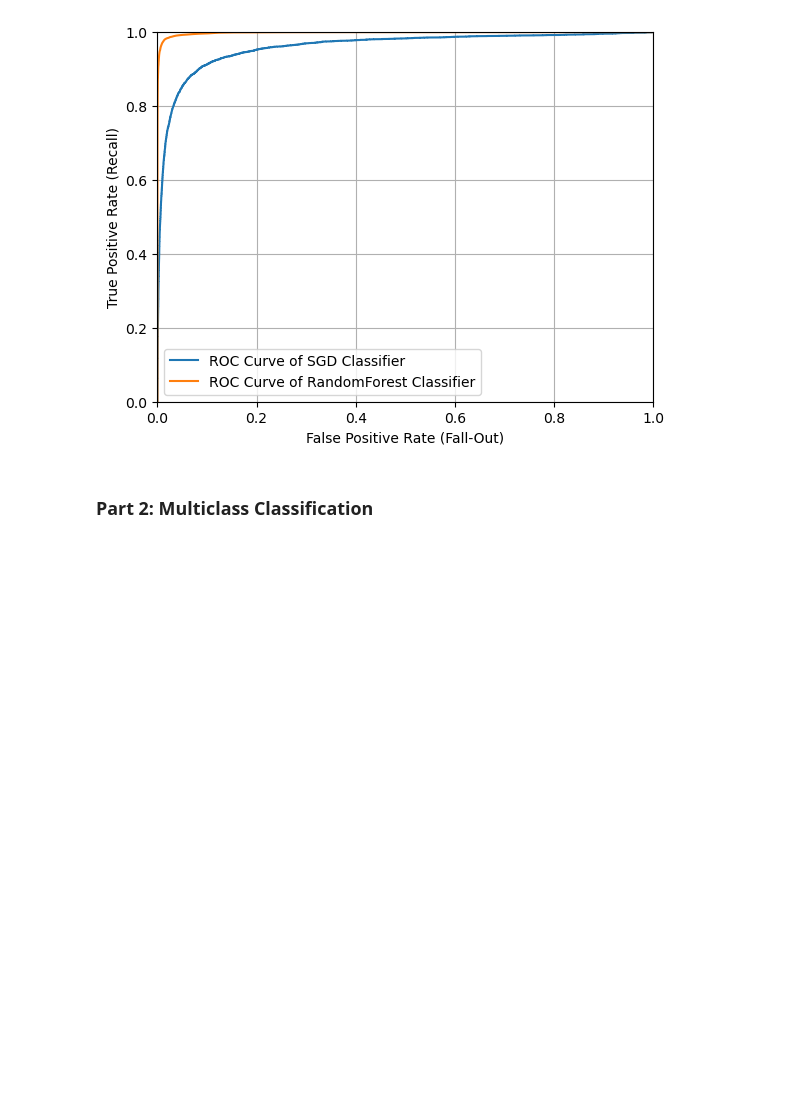
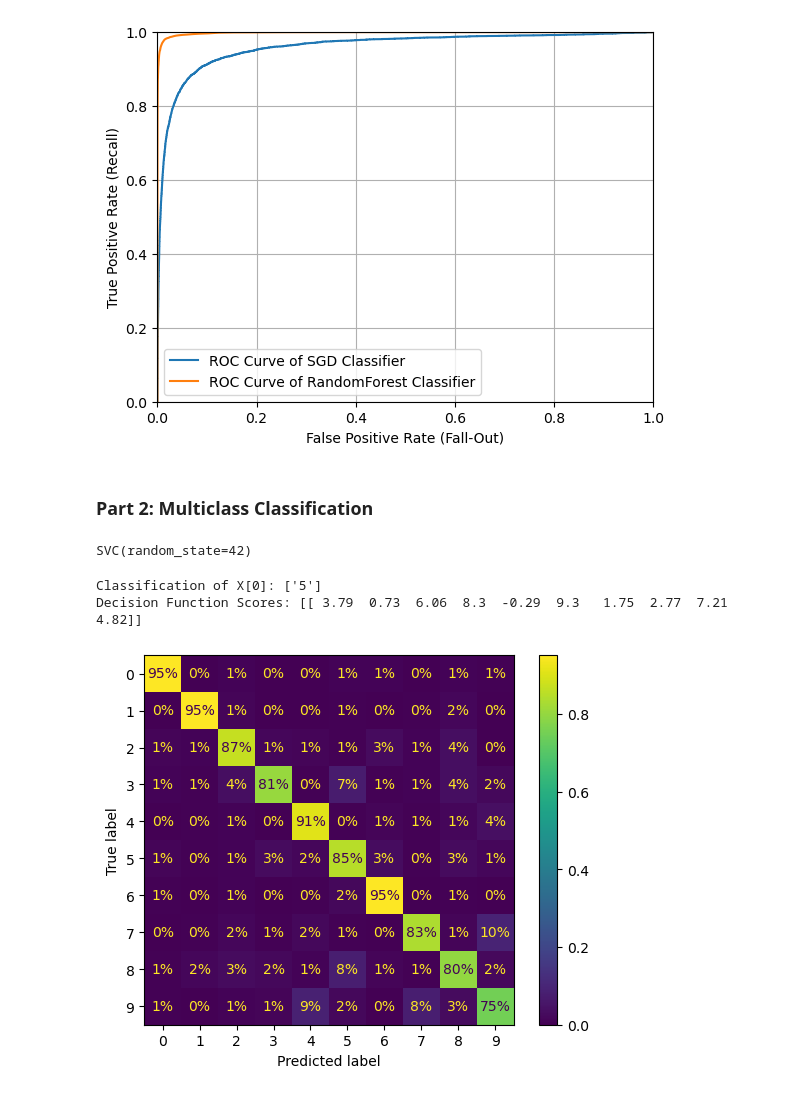
Before and after one commit to applewu265/PythonML_Projects, a Jupyter notebook: mnist_classifier.ipynb, the cells around one changed output. Saved outputs shown, nothing was run; the diff lists cells and outputs as text; code cells hidden in the pictures; blank space fills up the shorter version.

Commit message:
added multiclass classifier and multioutput classifier and some evaluation metrics

```diff
--- a/mnist_classifier.ipynb
+++ b/mnist_classifier.ipynb
@@ -144,3 +144,24 @@ RandomForest Classifier: 0.9983436731328145
 [figure]
 # %% [markdown]
 ### Part 2: Multiclass Classification
+# %%
+# train SVC (binary classifier)
+from sklearn.svm import SVC
+
+svm_class = SVC(random_state = 42)
+svm_class.fit(X_train[:2000], y_train[:2000]) # run on multiclass label; only first 2000 to limit computational costs
+# %% [output]
+SVC(random_state=42)
+# %%
+print(f"Classification of X[0]: {svm_class.predict([X[0]])}")
+print(f"Decision Function Scores: {svm_class.decision_function([X[0]]).round(2)}")
+# %% [output]
+Classification of X[0]: ['5']
+Decision Function Scores: [[ 3.79  0.73  6.06  8.3  -0.29  9.3   1.75  2.77  7.21  4.82]]
+# %%
+# evaluate with confusion matrix
+y_train_pred = cross_val_predict(sgd_class, X_train, y_train, cv = 3)
+ConfusionMatrixDisplay.from_predictions(y_train, y_train_pred, normalize = "true", values_format = ".0%")
+plt.show()
+# %% [output]
+[figure, added]
```
Also changed, not shown: parts of 6 cells of this notebook.
